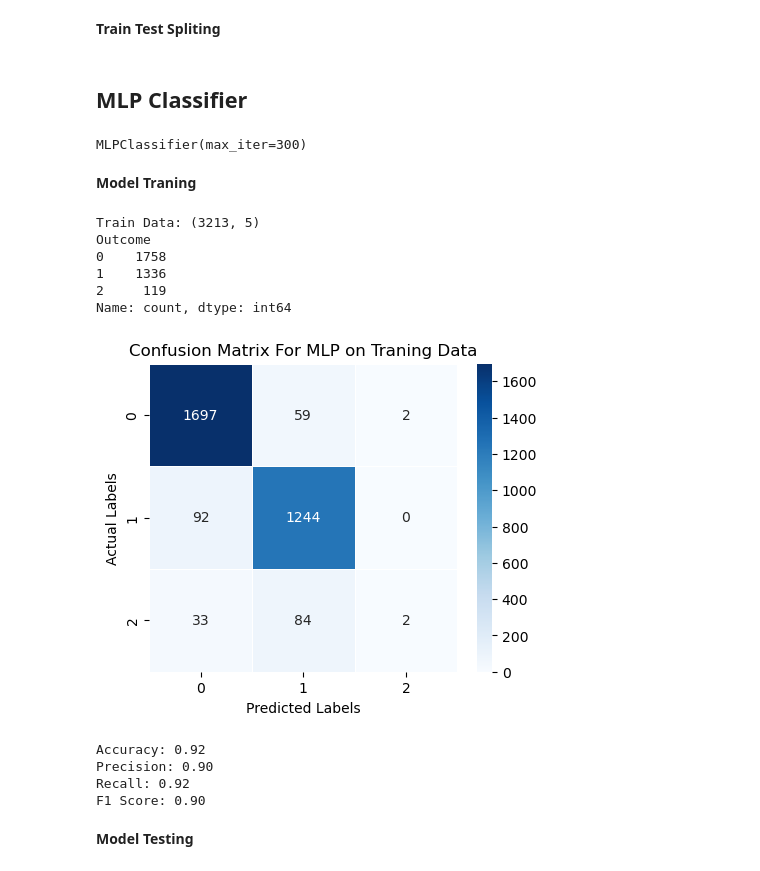
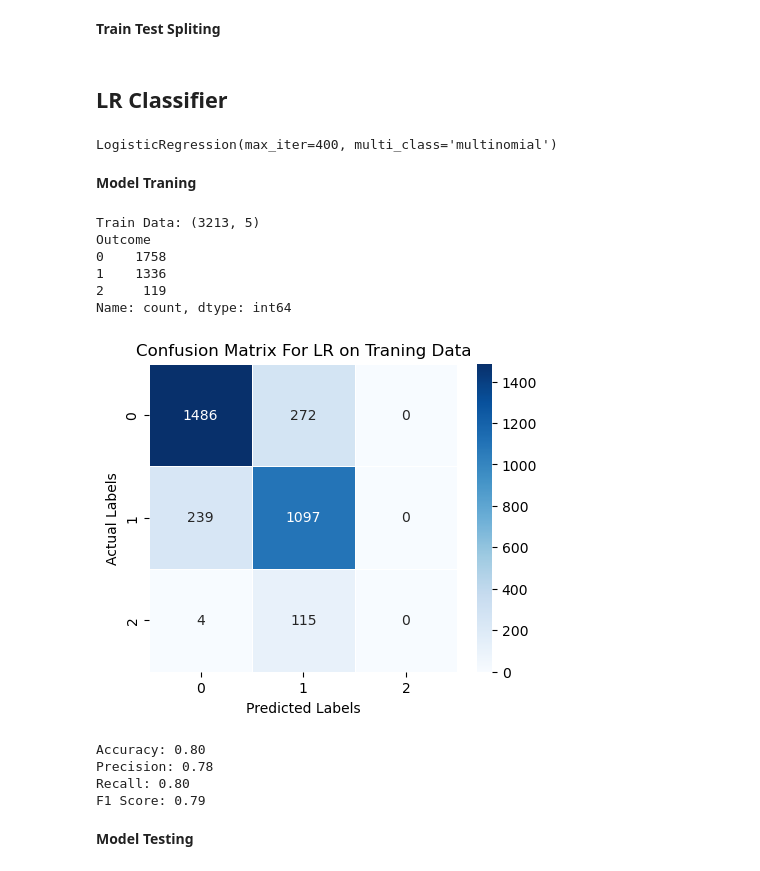
Before and after one commit to Dharmendrathapa3/Diabetes-Prediction, a Jupyter notebook: Diabetes_Prediction.ipynb, the cells around one changed output. Drawn from its saved outputs; the diff is of its cells as text; code cells hidden in the pictures.

```diff
--- a/Diabetes_Prediction.ipynb
+++ b/Diabetes_Prediction.ipynb
@@ -86,54 +86,53 @@ scaler = StandardScaler()
 X = scaler.fit_transform(X)
 X_train, X_test, y_train, y_test = train_test_split(X, y, test_size=0.2, random_state=42)
 # %% [markdown]
-## MLP Classifier
+## LR Classifier
 # %%
-from sklearn.neural_network import MLPClassifier
-
-mlp = MLPClassifier(hidden_layer_sizes=(100,), max_iter=300)
-mlp.fit(X_train, y_train)
+from sklearn.linear_model import LogisticRegression
+lr = LogisticRegression(multi_class='multinomial', max_iter=400)
+lr.fit(X_train, y_train)
 # %% [output]
-MLPClassifier(max_iter=300)
+LogisticRegression(max_iter=400, multi_class='multinomial')
 # %% [markdown]
 **Model Traning**
 # %%
 print(f"Train Data: {X_train.shape}")
 print(y_train.value_counts())
 
-mlp_y_pred = mlp.predict(X_train)
+lr_y_pred = lr.predict(X_train)
 
-cm = confusion_matrix(y_train, mlp_y_pred)
+cm = confusion_matrix(y_train, lr_y_pred)
 
 plt.figure(figsize=(5, 4))
 sns.heatmap(cm, annot=True, fmt='d', cmap='Blues', linewidths=0.5, square=True)
 
 plt.xlabel('Predicted Labels')
 plt.ylabel('Actual Labels')
-plt.title('Confusion Matrix For MLP on Traning Data')
+plt.title('Confusion Matrix For LR on Traning Data')
 
 plt.show()
 
-mlp_train_accuracy = accuracy_score(y_train, mlp_y_pred)
-mlp_train_precision = precision_score(y_train, mlp_y_pred,average='weighted')
-mlp_train_recall = recall_score(y_train, mlp_y_pred,average='weighted')
-mlp_train_f1 = f1_score(y_train, mlp_y_pred,average='weighted')
+lr_train_accuracy = accuracy_score(y_train, lr_y_pred)
+lr_train_precision = precision_score(y_train, lr_y_pred,average='weighted')
+lr_train_recall = recall_score(y_train, lr_y_pred,average='weighted')
+lr_train_f1 = f1_score(y_train, lr_y_pred,average='weighted')
 
-print(f'Accuracy: {mlp_train_accuracy:.2f}')
-print(f'Precision: {mlp_train_precision:.2f}')
-print(f'Recall: {mlp_train_recall:.2f}')
-print(f'F1 Score: {mlp_train_f1:.2f}')
+print(f'Accuracy: {lr_train_accuracy:.2f}')
+print(f'Precision: {lr_train_precision:.2f}')
+print(f'Recall: {lr_train_recall:.2f}')
+print(f'F1 Score: {lr_train_f1:.2f}')
 # %% [output]
 Train Data: (3213, 5)
 Outcome
 0    1758
 1    1336
 2     119
 Name: count, dtype: int64
-[figure, old version]
+[figure, new version]
-Accuracy: 0.92
-Precision: 0.90
-Recall: 0.92
-F1 Score: 0.90
+Accuracy: 0.80
+Precision: 0.78
+Recall: 0.80
+F1 Score: 0.79
 # %% [markdown]
 **Model Testing**
 # %%
```
Also changed, not shown: parts of 1 cell of this notebook.
